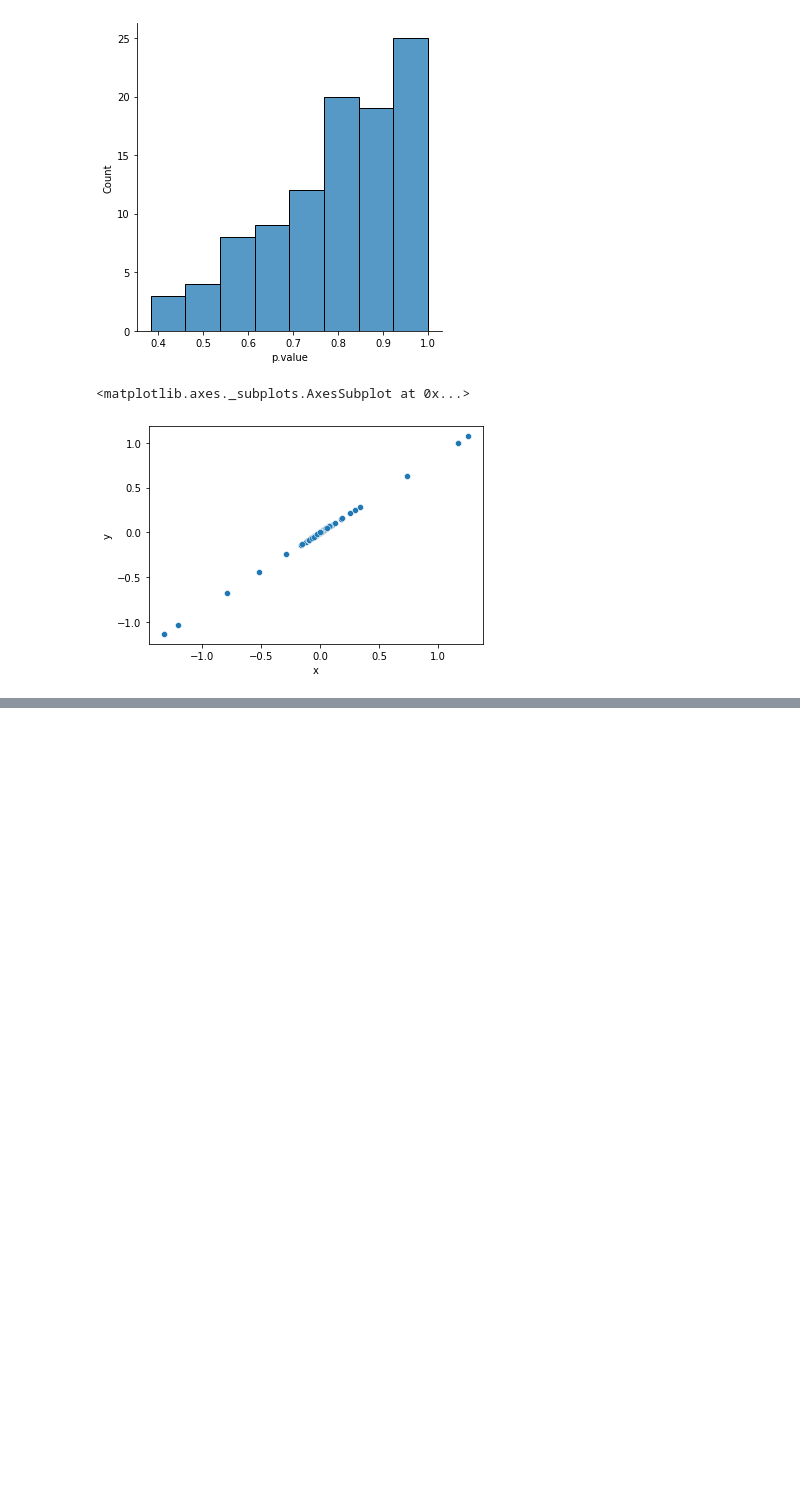
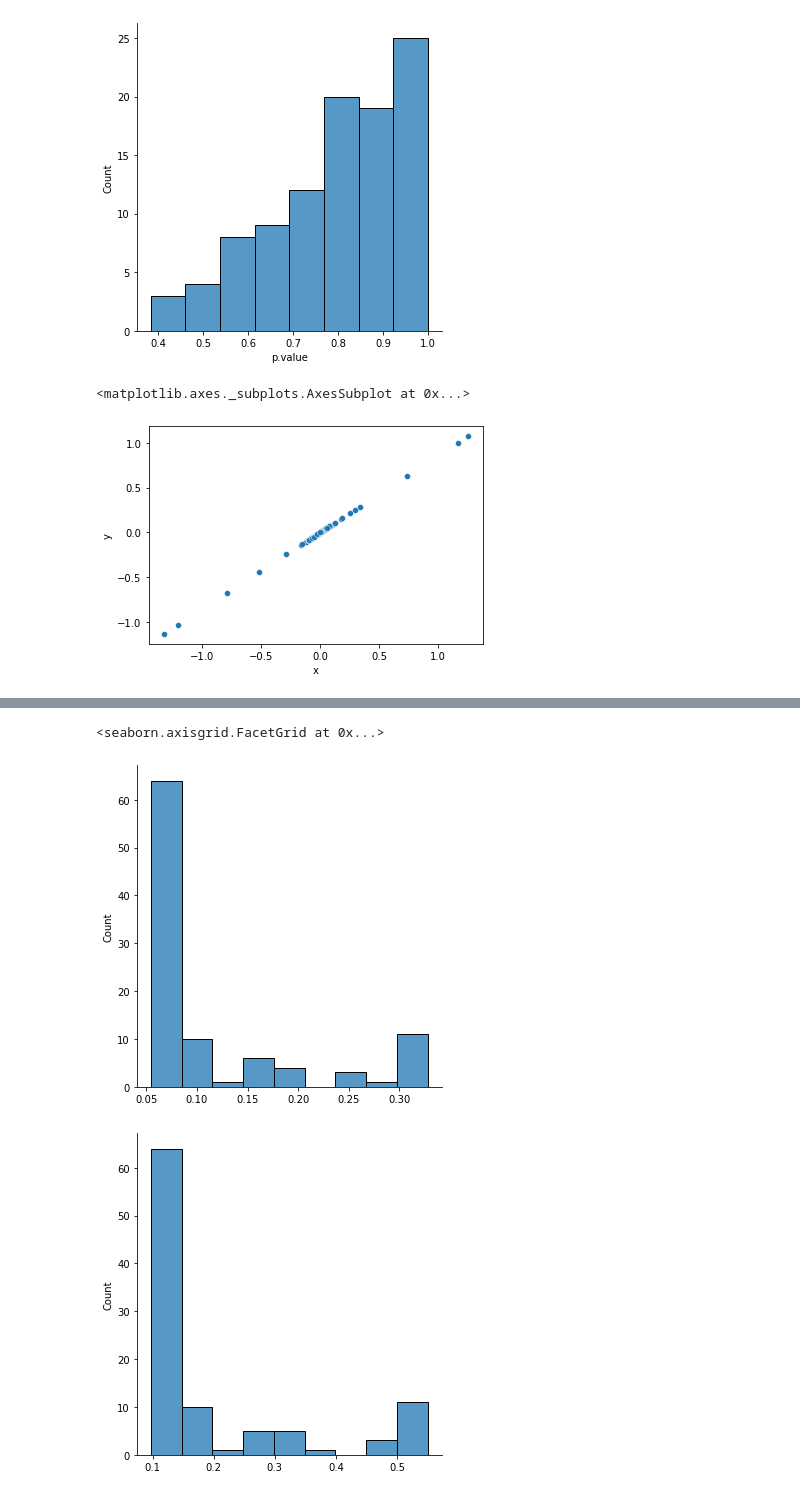
Before and after one commit to amspector100/hdlogistic, a Jupyter notebook: 244.ipynb, the cells around one changed output, grey strips where cells are left out. Drawn from its saved outputs; the diff is of its cells as text; code cells hidden in the pictures; blank space fills up the shorter version.

```diff
--- a/244.ipynb
+++ b/244.ipynb
@@ -45,0 +76,9 @@ sns.scatterplot(data = scatter, x = 'x', y = 'y')
+# %%
+a = df_adj["std"]
+b = df["Std. Error"]
+aw = winsorize(a, limits = [0.1,0.1])
+bw = winsorize(b,limits = [0.1,0.1])
+# %% [output]
+<seaborn.axisgrid.FacetGrid at 0x...>
+[figure, added]
+[figure, added]
```
Also changed, not shown: parts of 8 cells of this notebook.
